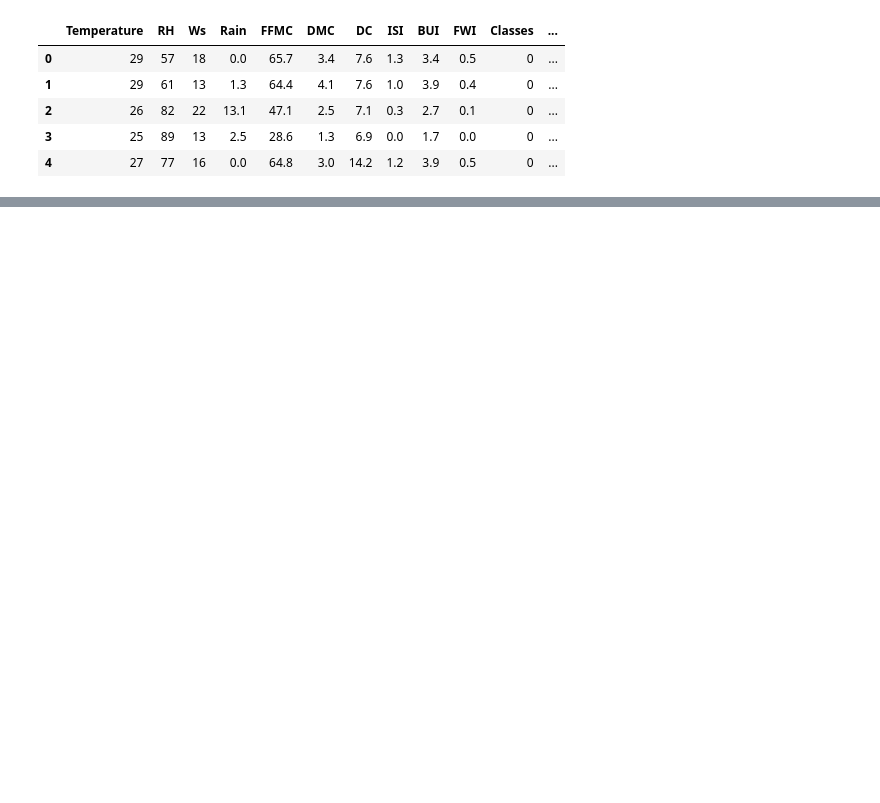
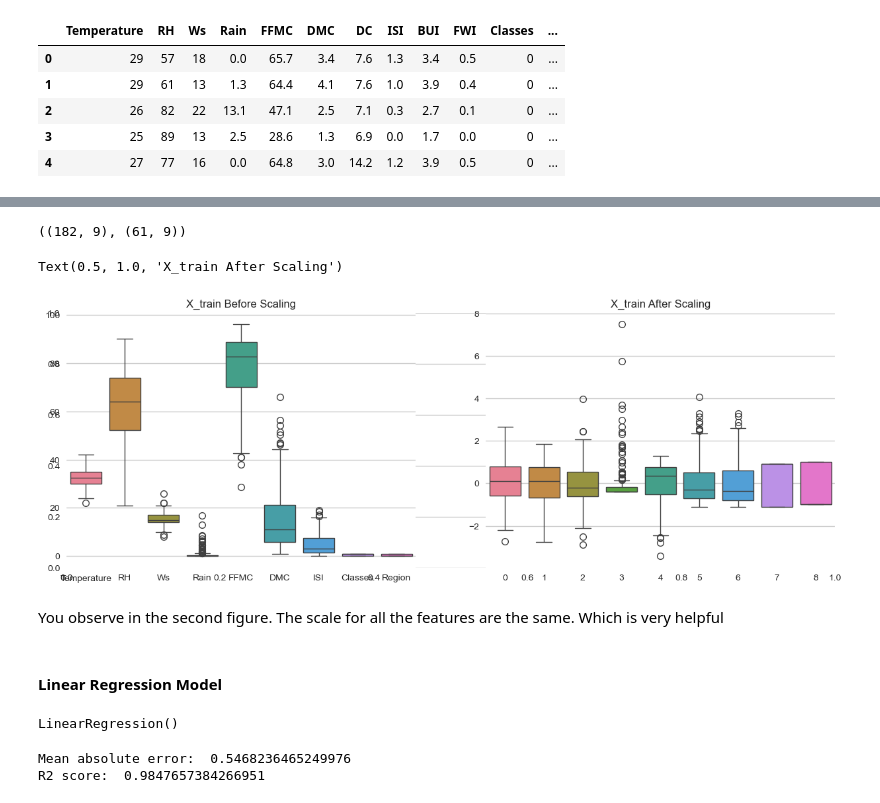
Before and after one commit to Udeani4/Machine-Learning-Course, a Jupyter notebook: machine_learning_2.ipynb, the cells around one changed output, grey strips where cells are left out. Saved outputs shown, nothing was run; the diff lists cells and outputs as text; code cells hidden in the pictures; blank space fills up the shorter version.

```diff
--- a/machine_learning_2.ipynb
+++ b/machine_learning_2.ipynb
@@ -1258,0 +1269,10 @@ sns.heatmap(corr,annot=True)
+# %%
+def correlation(dataset,threshold):
+    col_corr=set()
+    corr_matrix=dataset.corr()
+    for i in range(len(corr_matrix.columns)):
+        for j in range(i):
+            if abs(corr_matrix.iloc[i,j]) > threshold:
+                colname=corr_matrix.columns[i]
+                col_corr.add(colname)
+    return col_corr
@@ -1258,0 +1287,51 @@ sns.heatmap(corr,annot=True)
+# %%
+## lets set threshold to 0.85
+corr_features=correlation(X_train, 0.85)
+# %%
+## Drop features when correlation is more than 0.85
+X_train.drop(corr_features,axis=1,inplace=True)
+X_test.drop(corr_features,axis=1,inplace=True)
+X_train.shape, X_test.shape
+# %% [output]
+((182, 9), (61, 9))
+# %%
+## Feature scaling and Standardization
+from sklearn.preprocessing import StandardScaler
+scaler=StandardScaler()
+X_train_scaled = scaler.fit_transform(X_train)
+X_test_scaled = scaler.transform(X_test)
+# %%
+### Lets compare the outliers for data that is not standardized and that which is standardized
+## We will use boxplot
+plt.subplots(figsize=(15,5))
+plt.subplot(1,2,1)
+sns.boxplot(data=X_train)
+plt.title('X_train Before Scaling')
+plt.subplot(1,2,2)
+sns.boxplot(data=X_train_scaled)
+plt.title('X_train After Scaling')
+# %% [output]
+Text(0.5, 1.0, 'X_train After Scaling')
+[figure, added]
+# %% [markdown]
+You observe in the second figure. The scale for all the features are the same. Which is very helpful
+# %% [markdown]
+#### Linear Regression Model
+# %%
+from sklearn.linear_model import LinearRegression
+from sklearn.metrics import mean_absolute_error, r2_score
+
+
+linreg=LinearRegression()
+linreg.fit(X_train_scaled, y_train)
+# %% [output]
+LinearRegression()
+# %%
+y_pred=linreg.predict(X_test_scaled)
+mae=mean_absolute_error(y_test,y_pred)
+score=r2_score(y_test,y_pred)
+print("Mean absolute error: ", mae)
+print('R2 score: ', score)
+# %% [output]
+Mean absolute error:  0.5468236465249976
+R2 score:  0.9847657384266951
```
Also changed, not shown: parts of 72 cells of this notebook, 1 other file.
